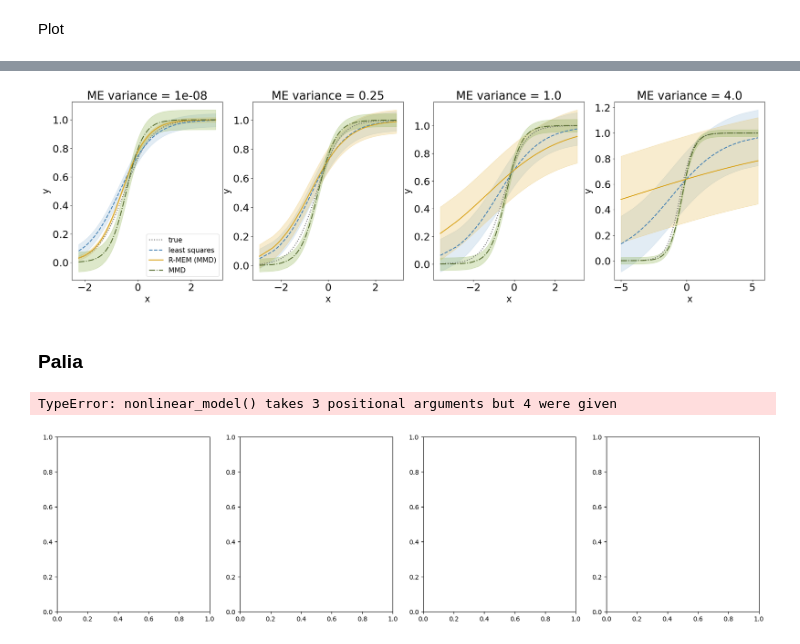
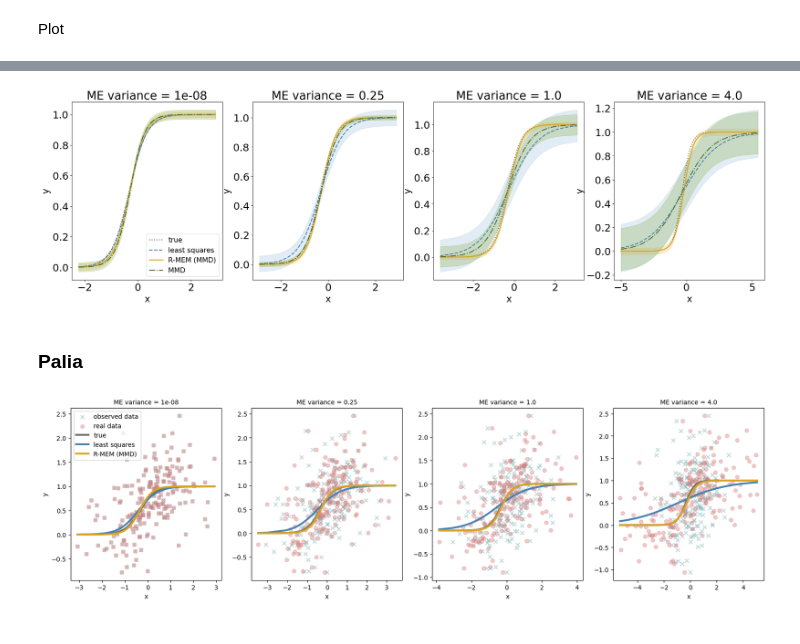
Before and after one commit to haritadell/me-models, a Jupyter notebook: gather_results_berk.ipynb, the cells around one changed output, grey strips where cells are left out. Drawn from its saved outputs; the diff is of its cells as text; code cells hidden in the pictures.

```diff
--- a/gather_results_berk.ipynb
+++ b/gather_results_berk.ipynb
@@ -15,7 +15,7 @@ num_scales = len(scales_nu)
 c = 1
 n = 200
 B = 500
-theta_star = np.array([1,2])
+theta_star = np.array([1,3])
 loc_x = 0
 scale_x = 1
 scale_eps = 0.5
@@ -51,12 +51,12 @@ for j, scale_nu in enumerate(scales_nu):
         #mean_simex_sample = simex_sample.mean(axis=0)
         # initial_guess = np.random.uniform(low=-1, high=4, size=(3,)) #[0, 4]  # Initial parameter guess
         # ls_estimator, _ = curve_fit(nonlinear_model, data[:,0], data[:,1], p0=initial_guess)
-        #mmd_est = np.loadtxt(folder_path+f'mmd_est_scale_nu{scale_nu}_c{100}_n{n}_B{B}_seed1{seed1}_seed2{seed2}.txt')
-        mmd_est = np.loadtxt(folder_path+f'sample_scale_nu{scale_nu}_c{0.00000000001}_n{n}_B{B}_seed1{seed1}_seed2{seed2}.txt').mean(axis=0)
+        mmd_est = np.loadtxt(folder_path+f'mmd_est_scale_nu{scale_nu}_c{c}_n{n}_B{B}_seed1{seed1}_seed2{seed2}.txt')
+        #mmd_est = np.loadtxt(folder_path+f'sample_scale_nu{scale_nu}_c{0.00000000001}_n{n}_B{B}_seed1{seed1}_seed2{seed2}.txt').mean(axis=0)
         mses[j, r, 0, :] = np.asarray((mean_boot_sample - theta_star)**2)
         mses[j, r, 1, :] = np.asarray((mmd_est - theta_star)**2)
 
-        # Credible interval
+
         for i in range(len(theta_star)):
             count = 0
             lower_bound = np.percentile(boot_sample[:, i], (1 - confidence_level) / 2 * 100)
@@ -196,6 +196,6 @@ pivot_df
 # %%
 new_df = pivot_df.copy(deep=True)
-nus = [1e-06, 0.5] #, 0.5, 1.0, 2.0]
+nus = [1e-06, 0.5, 1.0, 2.0]
 # Iterate over columns
 for i, nu in enumerate(nus):  # Assuming you have two pairs a_i and b_i
     # Extract corresponding pairs
@@ -280,7 +280,7 @@ Note: you may need to restart the kernel to use updated packages.
 # %%
 import matplotlib.pyplot as plt
 num_methods = 3
-num_realizations = 1
+num_realizations = 10
 num_scales = len(scales_nu)
 fig, ax_array = plt.subplots(1, num_scales, figsize=(27,7))
 credible_interval = 0.90
@@ -365,7 +365,7 @@ for ax, j in zip(ax_array.flatten(), range(0, num_scales)):
     if j == 0:
         ax.legend(fontsize=15)
 # %% [output]
-[figure, old version]
+[figure, new version]
 # %% [markdown]
 ### Palia
 # %%
@@ -375,10 +375,10 @@ import seaborn as sns
 num_thetas = 2
 scales_nu = [0.000001, 0.5,  1.0, 2.0]
 num_scales = len(scales_nu)
-c = 100
+c = 1
 n = 200
-B = 500
-theta_star = np.array([1,2,3])
+B = 50
+theta_star = np.array([1,3])
 loc_x = 0
 scale_x = 1
 scale_eps = 0.5
@@ -392,10 +392,10 @@ for ax, i in zip(ax_array.flatten(), range(0, num_scales)):
   thetas = np.mean(boot_sample, axis=0).flatten()
 
   data, xis_star = sample_observed_data_berkson(reg_func, int(n), loc_x, scale_x, scale_nu, scale_eps, theta_star, seed)
-  initial_guess = [0,0,0] #[0, 4]  # Initial parameter guess
+  initial_guess = [0,0] #[0, 4]  # Initial parameter guess
   ls_estimator, _ = curve_fit(nonlinear_model, data[:,0], data[:,1], p0=initial_guess)
 
-  mmd_est = np.loadtxt(folder_path+f'mmd_est_scale_nu{scale_nu}_c{c}_n{n}_B{B}_seed1{seed1}_seed2{seed2}.txt')
+  #mmd_est = np.loadtxt(folder_path+f'mmd_est_scale_nu{scale_nu}_c{c}_n{n}_B{B}_seed1{seed1}_seed2{seed2}.txt')
 
   # # Credible intervals
   # credible_interval = 0.90
@@ -403,41 +403,40 @@ for ax, i in zip(ax_array.flatten(), range(0, num_scales)):
   # for b in range(B):
   #   regs[b,:] = reg_func(thetas_all[b,:], xis_star)
   # lower_bound = np.percentile(regs, (1 - credible_interval) / 2 * 100, axis=1)
   # upper_bound = np.percentile(regs, (1 + credible_interval) / 2 * 100, axis=1)
 
-  xis_star = np.sort(xis_star)
-  Y = reg_func(thetas, xis_star)
-  Y_real = reg_func(theta_star, xis_star)
-  Y_ls = reg_func(ls_estimator, xis_star)
-  Y_mmd = reg_func(mmd_est, xis_star)
+  xis_star_sorted = np.sort(xis_star)
+  Y = reg_func(thetas, xis_star_sorted)
+  Y_real = reg_func(theta_star, xis_star_sorted)
+  Y_ls = reg_func(ls_estimator, xis_star_sorted)
+  #Y_mmd = reg_func(mmd_est, xis_star)
 
   ax.scatter(data[:,0],data[:,1], marker="x", label='observed data', color='cadetblue', alpha=0.4)
   ax.scatter(xis_star, data[:,1], marker = "o", label='real data', color=lighten_color('indianred',amount=0.8), alpha=0.4)
 
-  ax.plot(xis_star, Y_real, label='true', color='dimgrey', lw=3)
-  ax.plot(xis_star, Y_ls, label='least squares', color='#4682B4', lw=3)
-  ax.plot(xis_star, Y, label='R-MEM (MMD)', color='goldenrod',lw=3)
-  ax.plot(xis_star, Y_mmd, label='MMD', color='#556B2F',lw=3)
+  ax.plot(xis_star_sorted, Y_real, label='true', color='dimgrey', lw=3)
+  ax.plot(xis_star_sorted, Y_ls, label='least squares', color='#4682B4', lw=3)
+  ax.plot(xis_star_sorted, Y, label='R-MEM (MMD)', color='goldenrod',lw=3)
+  #ax.plot(xis_star, Y_mmd, label='MMD', color='#556B2F',lw=3)
 
   # ax.plot(xis_star,Y, label='R-MEM (MMD)', color='goldenrod',lw=6)
   #x,y1,y2 = sort_array2(xis_star, lower_bound, upper_bound)
   #ax.fill_between(x, y1, y2, color="pink", alpha=0.3, label=f"{credible_interval * 100}% Credible Intervals")
   ax.yaxis.grid(False)
   ax.xaxis.grid(False)
   ax.patch.set_facecolor('white')
   if i == 0:
     ax.set_title(f'ME variance = 1e-08', fontsize=10)
   elif i == 1 or i == 3:
     ax.set_title(f'ME variance = {scale_nu**2}', fontsize=10)
   elif i == 2:
     ax.set_title(f'ME variance = {scale_nu**2}', fontsize=10)
 
   ax.set_xlabel('x',fontsize=10)
   ax.set_ylabel('y',fontsize=10)
   ax.tick_params(axis='both', which='major', labelsize=10)
   ax.tick_params(axis='both', which='minor', labelsize=10)
   if i == 0:
     ax.legend(fontsize=10)
 # %% [output]
-TypeError: nonlinear_model() takes 3 positional arguments but 4 were given
-[figure, old version]
+[figure, new version]
```
Also changed, not shown: parts of 10 cells of this notebook.
